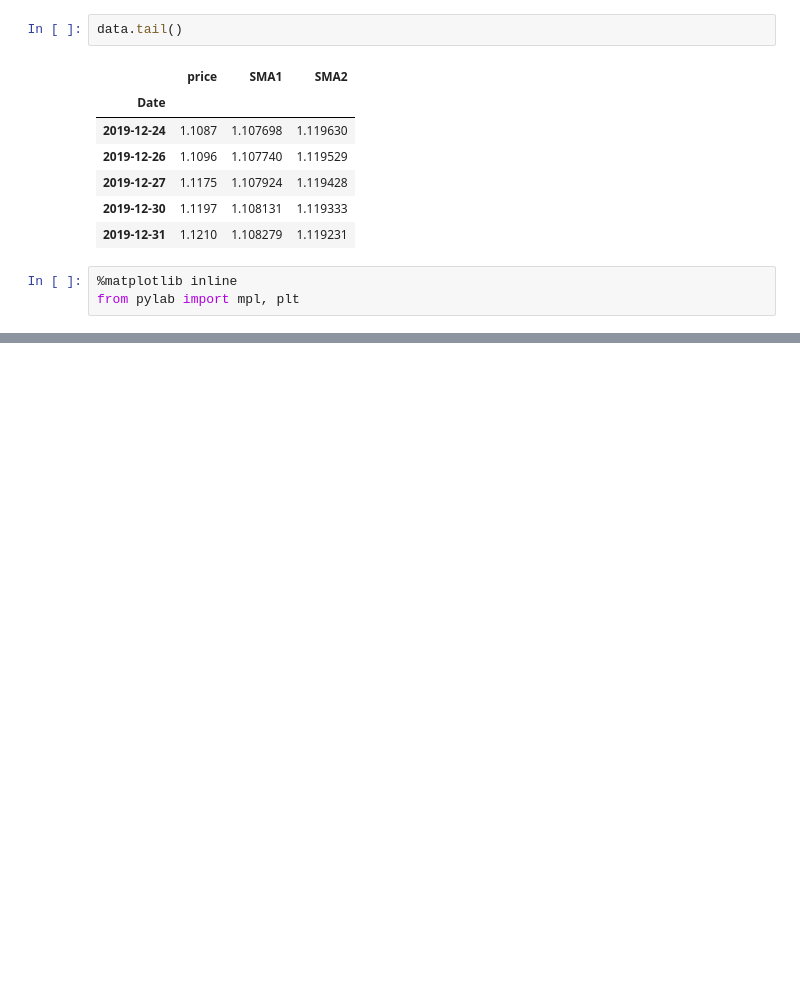
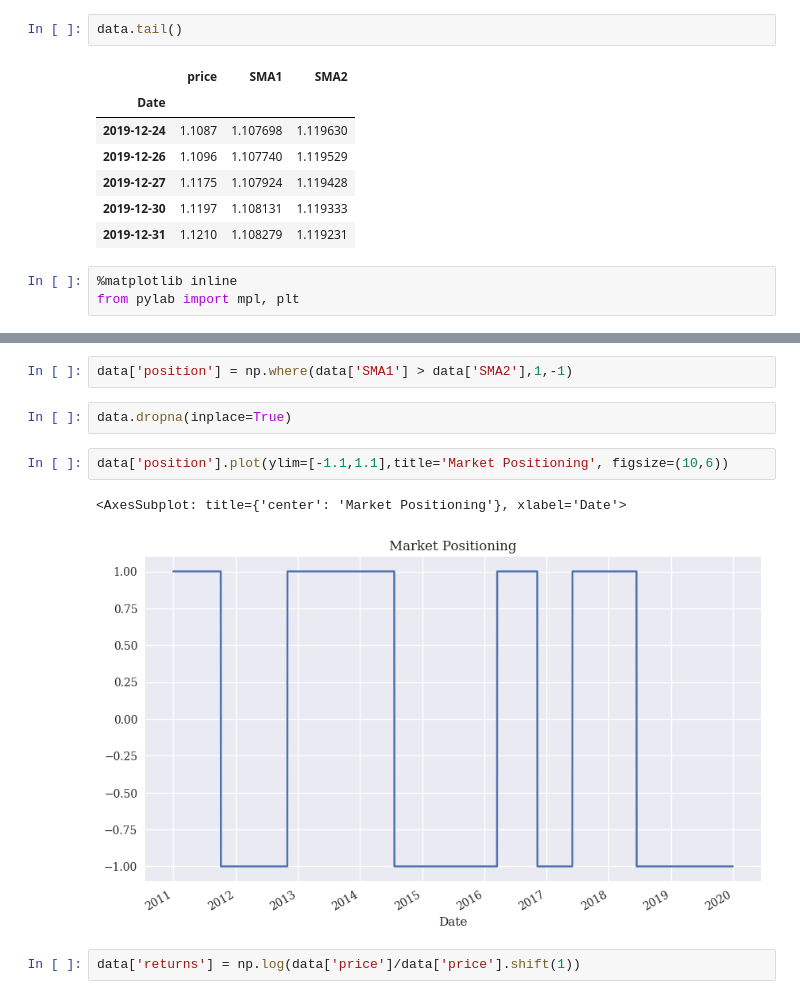
Before and after one commit to 892nske/py_algo, a Jupyter notebook: ch4.ipynb, the cells around one changed output, grey strips where cells are left out. Cells and saved outputs as stored; diff of their text form; blank space fills up the shorter version.

```diff
--- a/ch4.ipynb
+++ b/ch4.ipynb
@@ -46,0 +58,11 @@ from pylab import mpl, plt
+# %%
+data['position'] = np.where(data['SMA1'] > data['SMA2'],1,-1)
+# %%
+data.dropna(inplace=True)
+# %%
+data['position'].plot(ylim=[-1.1,1.1],title='Market Positioning', figsize=(10,6))
+# %% [output]
+<AxesSubplot: title={'center': 'Market Positioning'}, xlabel='Date'>
+[figure, added]
+# %%
+data['returns'] = np.log(data['price']/data['price'].shift(1))
```
Also changed, not shown: parts of 8 cells of this notebook, 2 other files.
